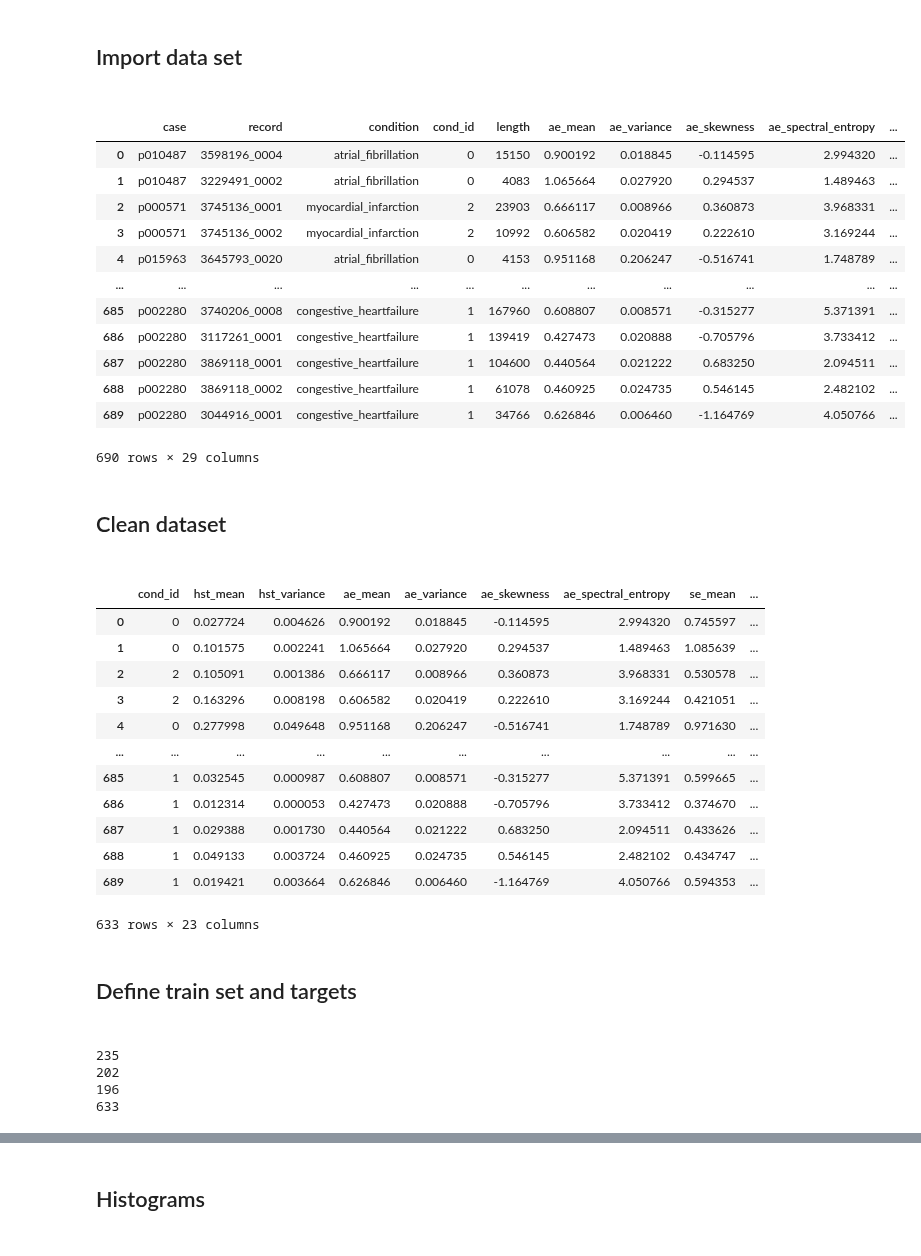
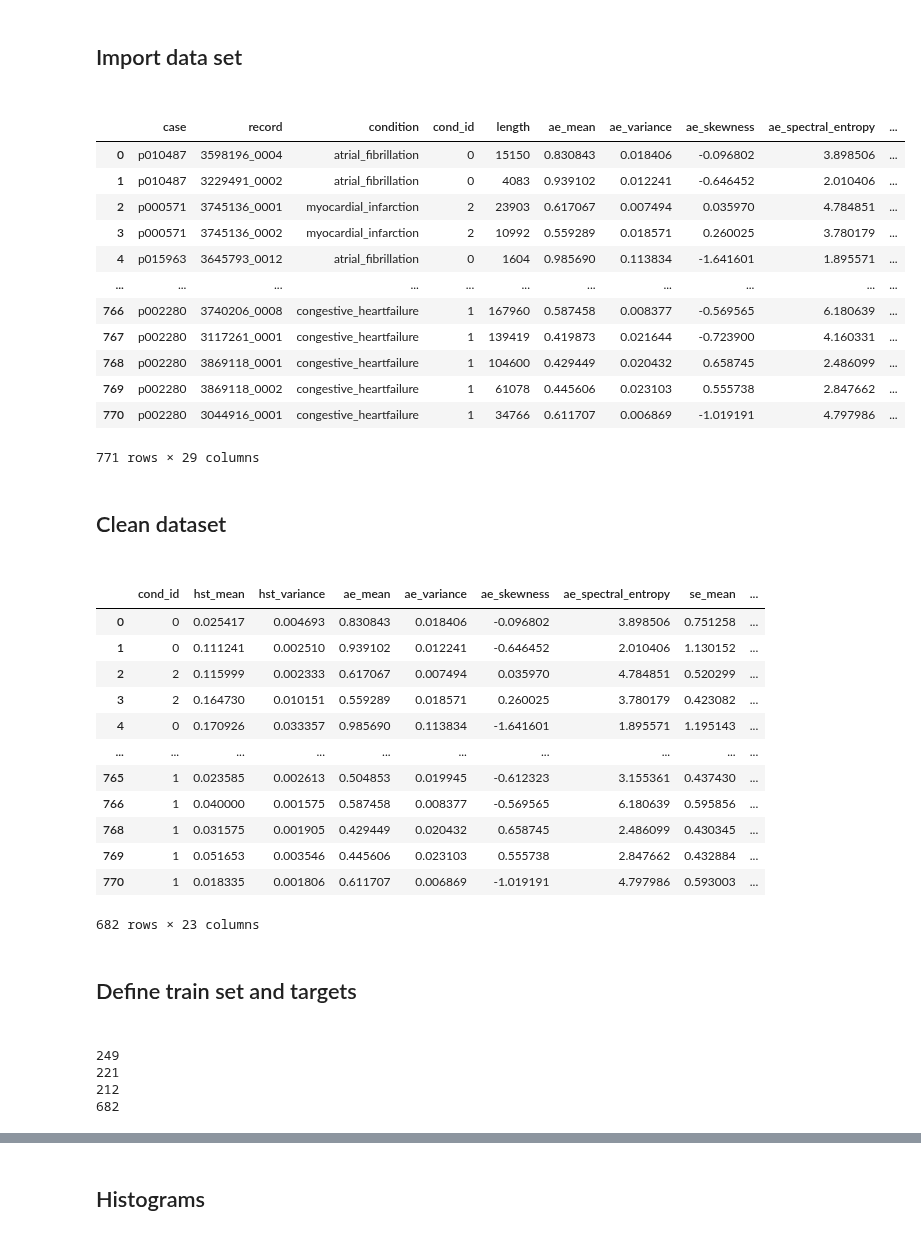
Before and after one commit to AlanPalomino/TTB_2020_2_13, a Jupyter notebook: Classification.ipynb, the cells around one changed output, grey strips where cells are left out. Saved outputs shown, nothing was run; the diff lists cells and outputs as text; code cells hidden in the pictures.

```diff
--- a/Classification.ipynb
+++ b/Classification.ipynb
@@ -9,25 +9,25 @@ import matplotlib.pyplot as plt
 # %% [markdown]
 <h2>Import data set<h2>
 # %%
-data=pd.read_csv("Test/Test_500ws.csv")
+data=pd.read_csv("Test/Test_250ws.csv")
 data
 # 0 - Fibrilacion Atrial
 # 1 - Congestión cardíaca
 # 2 - Infarto al miocardio
 # %% [output]
 |  | case | record | condition | cond_id | length | ae_mean | ae_variance | ae_skewness | ae_spectral_entropy | ... |
-| 0 | p010487 | 3598196_0004 | atrial_fibrillation | 0 | 15150 | 0.900192 | 0.018845 | -0.114595 | 2.994320 | ... |
-| 1 | p010487 | 3229491_0002 | atrial_fibrillation | 0 | 4083 | 1.065664 | 0.027920 | 0.294537 | 1.489463 | ... |
-| 2 | p000571 | 3745136_0001 | myocardial_infarction | 2 | 23903 | 0.666117 | 0.008966 | 0.360873 | 3.968331 | ... |
-| 3 | p000571 | 3745136_0002 | myocardial_infarction | 2 | 10992 | 0.606582 | 0.020419 | 0.222610 | 3.169244 | ... |
-| 4 | p015963 | 3645793_0020 | atrial_fibrillation | 0 | 4153 | 0.951168 | 0.206247 | -0.516741 | 1.748789 | ... |
+| 0 | p010487 | 3598196_0004 | atrial_fibrillation | 0 | 15150 | 0.830843 | 0.018406 | -0.096802 | 3.898506 | ... |
+| 1 | p010487 | 3229491_0002 | atrial_fibrillation | 0 | 4083 | 0.939102 | 0.012241 | -0.646452 | 2.010406 | ... |
+| 2 | p000571 | 3745136_0001 | myocardial_infarction | 2 | 23903 | 0.617067 | 0.007494 | 0.035970 | 4.784851 | ... |
+| 3 | p000571 | 3745136_0002 | myocardial_infarction | 2 | 10992 | 0.559289 | 0.018571 | 0.260025 | 3.780179 | ... |
+| 4 | p015963 | 3645793_0012 | atrial_fibrillation | 0 | 1604 | 0.985690 | 0.113834 | -1.641601 | 1.895571 | ... |
 | ... | ... | ... | ... | ... | ... | ... | ... | ... | ... | ... |
-| 685 | p002280 | 3740206_0008 | congestive_heartfailure | 1 | 167960 | 0.608807 | 0.008571 | -0.315277 | 5.371391 | ... |
-| 686 | p002280 | 3117261_0001 | congestive_heartfailure | 1 | 139419 | 0.427473 | 0.020888 | -0.705796 | 3.733412 | ... |
-| 687 | p002280 | 3869118_0001 | congestive_heartfailure | 1 | 104600 | 0.440564 | 0.021222 | 0.683250 | 2.094511 | ... |
-| 688 | p002280 | 3869118_0002 | congestive_heartfailure | 1 | 61078 | 0.460925 | 0.024735 | 0.546145 | 2.482102 | ... |
-| 689 | p002280 | 3044916_0001 | congestive_heartfailure | 1 | 34766 | 0.626846 | 0.006460 | -1.164769 | 4.050766 | ... |
+| 766 | p002280 | 3740206_0008 | congestive_heartfailure | 1 | 167960 | 0.587458 | 0.008377 | -0.569565 | 6.180639 | ... |
+| 767 | p002280 | 3117261_0001 | congestive_heartfailure | 1 | 139419 | 0.419873 | 0.021644 | -0.723900 | 4.160331 | ... |
+| 768 | p002280 | 3869118_0001 | congestive_heartfailure | 1 | 104600 | 0.429449 | 0.020432 | 0.658745 | 2.486099 | ... |
+| 769 | p002280 | 3869118_0002 | congestive_heartfailure | 1 | 61078 | 0.445606 | 0.023103 | 0.555738 | 2.847662 | ... |
+| 770 | p002280 | 3044916_0001 | congestive_heartfailure | 1 | 34766 | 0.611707 | 0.006869 | -1.019191 | 4.797986 | ... |
-690 rows × 29 columns
+771 rows × 29 columns
 # %% [markdown]
 <h2>Clean dataset<h2>
 # %%
@@ -39,18 +39,18 @@ data = data.dropna()
 data
 # %% [output]
 |  | cond_id | hst_mean | hst_variance | ae_mean | ae_variance | ae_skewness | ae_spectral_entropy | se_mean | ... |
-| 0 | 0 | 0.027724 | 0.004626 | 0.900192 | 0.018845 | -0.114595 | 2.994320 | 0.745597 | ... |
-| 1 | 0 | 0.101575 | 0.002241 | 1.065664 | 0.027920 | 0.294537 | 1.489463 | 1.085639 | ... |
-| 2 | 2 | 0.105091 | 0.001386 | 0.666117 | 0.008966 | 0.360873 | 3.968331 | 0.530578 | ... |
-| 3 | 2 | 0.163296 | 0.008198 | 0.606582 | 0.020419 | 0.222610 | 3.169244 | 0.421051 | ... |
-| 4 | 0 | 0.277998 | 0.049648 | 0.951168 | 0.206247 | -0.516741 | 1.748789 | 0.971630 | ... |
+| 0 | 0 | 0.025417 | 0.004693 | 0.830843 | 0.018406 | -0.096802 | 3.898506 | 0.751258 | ... |
+| 1 | 0 | 0.111241 | 0.002510 | 0.939102 | 0.012241 | -0.646452 | 2.010406 | 1.130152 | ... |
+| 2 | 2 | 0.115999 | 0.002333 | 0.617067 | 0.007494 | 0.035970 | 4.784851 | 0.520299 | ... |
+| 3 | 2 | 0.164730 | 0.010151 | 0.559289 | 0.018571 | 0.260025 | 3.780179 | 0.423082 | ... |
+| 4 | 0 | 0.170926 | 0.033357 | 0.985690 | 0.113834 | -1.641601 | 1.895571 | 1.195143 | ... |
 | ... | ... | ... | ... | ... | ... | ... | ... | ... | ... |
-| 685 | 1 | 0.032545 | 0.000987 | 0.608807 | 0.008571 | -0.315277 | 5.371391 | 0.599665 | ... |
-| 686 | 1 | 0.012314 | 0.000053 | 0.427473 | 0.020888 | -0.705796 | 3.733412 | 0.374670 | ... |
-| 687 | 1 | 0.029388 | 0.001730 | 0.440564 | 0.021222 | 0.683250 | 2.094511 | 0.433626 | ... |
-| 688 | 1 | 0.049133 | 0.003724 | 0.460925 | 0.024735 | 0.546145 | 2.482102 | 0.434747 | ... |
-| 689 | 1 | 0.019421 | 0.003664 | 0.626846 | 0.006460 | -1.164769 | 4.050766 | 0.594353 | ... |
+| 765 | 1 | 0.023585 | 0.002613 | 0.504853 | 0.019945 | -0.612323 | 3.155361 | 0.437430 | ... |
+| 766 | 1 | 0.040000 | 0.001575 | 0.587458 | 0.008377 | -0.569565 | 6.180639 | 0.595856 | ... |
+| 768 | 1 | 0.031575 | 0.001905 | 0.429449 | 0.020432 | 0.658745 | 2.486099 | 0.430345 | ... |
+| 769 | 1 | 0.051653 | 0.003546 | 0.445606 | 0.023103 | 0.555738 | 2.847662 | 0.432884 | ... |
+| 770 | 1 | 0.018335 | 0.001806 | 0.611707 | 0.006869 | -1.019191 | 4.797986 | 0.593003 | ... |
-633 rows × 23 columns
+682 rows × 23 columns
 # %% [markdown]
 <h2>Define train set and targets<h2>
 # %%
@@ -64,6 +64,10 @@ atrial_f = a_f[["ae_mean","hst_mean","hst_variance","ae_variance","ae_skewness",
 congestive_h = c_c[["ae_mean","hst_mean","hst_variance","ae_variance","ae_skewness","ae_spectral_entropy","se_mean","se_variance","se_skewness","se_spectral_entropy","hfd_mean","hfd_variance","hfd_skewness","hfd_spectral_entropy","dfa_mean","dfa_variance","dfa_skewness","dfa_spectral_entropy","psd_mean","psd_variance","psd_skewness","psd_spectral_entropy"]]
 myocardial_i = m_i[["ae_mean","hst_mean","hst_variance","ae_variance","ae_skewness","ae_spectral_entropy","se_mean","se_variance","se_skewness","se_spectral_entropy","hfd_mean","hfd_variance","hfd_skewness","hfd_spectral_entropy","dfa_mean","dfa_variance","dfa_skewness","dfa_spectral_entropy","psd_mean","psd_variance","psd_skewness","psd_spectral_entropy"]]
 
+atrial_f_m = a_f[["ae_mean","hst_mean","se_mean","hfd_mean","dfa_mean","psd_mean"]]
+congestive_h_m = c_c[["ae_mean","hst_mean","se_mean","hfd_mean","dfa_mean","psd_mean"]]
+myocardial_i_m = m_i[["ae_mean","hst_mean","se_mean","hfd_mean","dfa_mean","psd_mean"]]
+
 #Create target array for training
 targets=a_f['cond_id'].tolist()+m_i['cond_id'].tolist()+c_c['cond_id'].tolist()
 
@@ -75,7 +79,7 @@ print(len(c_c))
 print(len(m_i))
 print(len(a_f)+len(c_c)+len(m_i))
 # %% [output]
-235
-202
-196
-633
+249
+221
+212
+682
```
Also changed, not shown: parts of 5 cells of this notebook.
